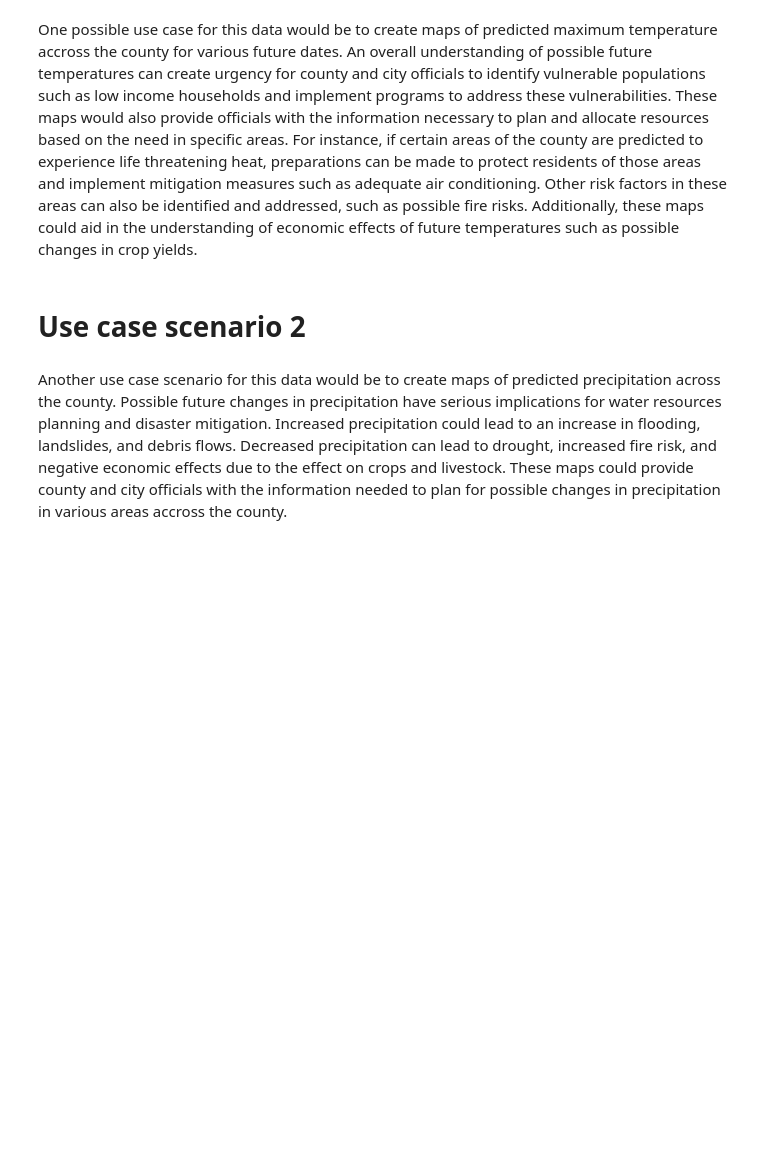
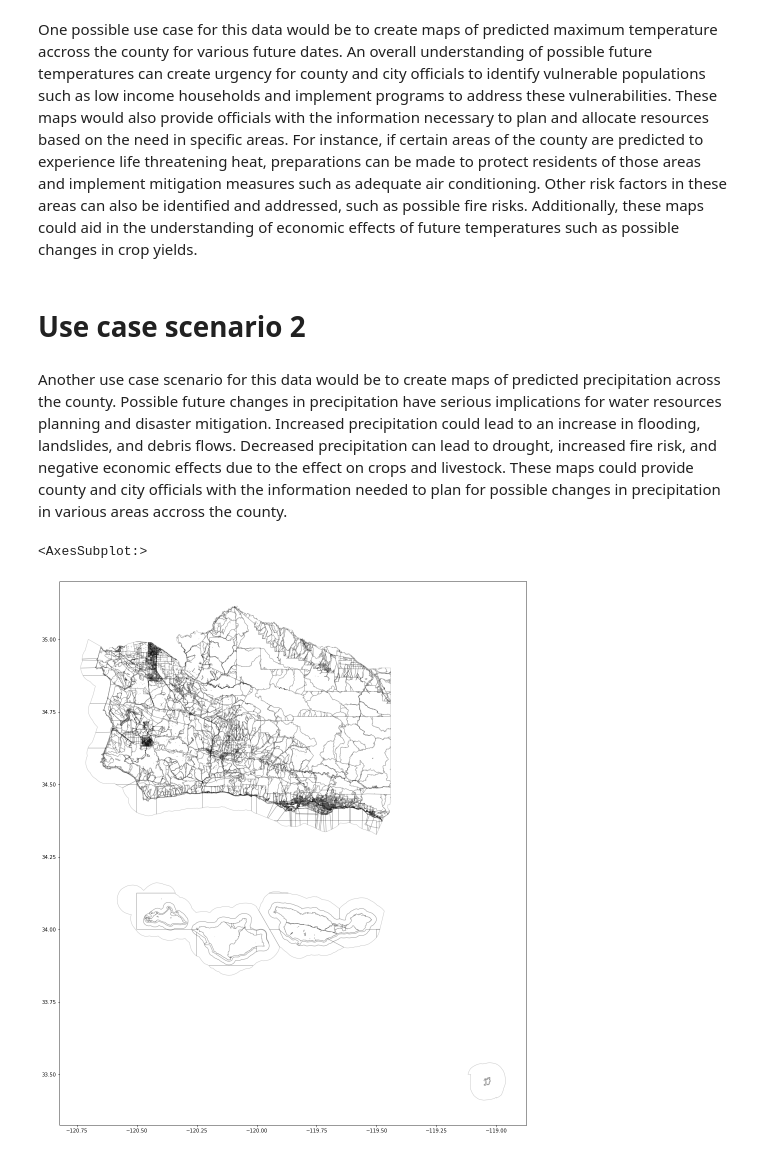
Before and after one commit to nex-dcp30-intro/notebook, a Jupyter notebook: daniel-copy.ipynb, the cells around one changed output. Saved outputs shown, nothing was run; the diff lists cells and outputs as text; code cells hidden in the pictures; blank space fills up the shorter version.

```diff
--- a/daniel-copy.ipynb
+++ b/daniel-copy.ipynb
@@ -8,0 +24,2 @@ Another use case scenario for this data would be to create maps of predicted pre
+# %%
+sb_shape = gpd.read_file("tl_2019_06083_faces/tl_2019_06083_faces.shp")
@@ -8,0 +28,7 @@ Another use case scenario for this data would be to create maps of predicted pre
+# %%
+sb_shape = sb_shape.to_crs("EPSG:4326")
+# %%
+sb_shape.plot(figsize=(20,20), edgecolor="k", facecolor="None", alpha=.2)
+# %% [output]
+<AxesSubplot:>
+[figure, added]
```
Also changed, not shown: parts of 2 cells of this notebook.
